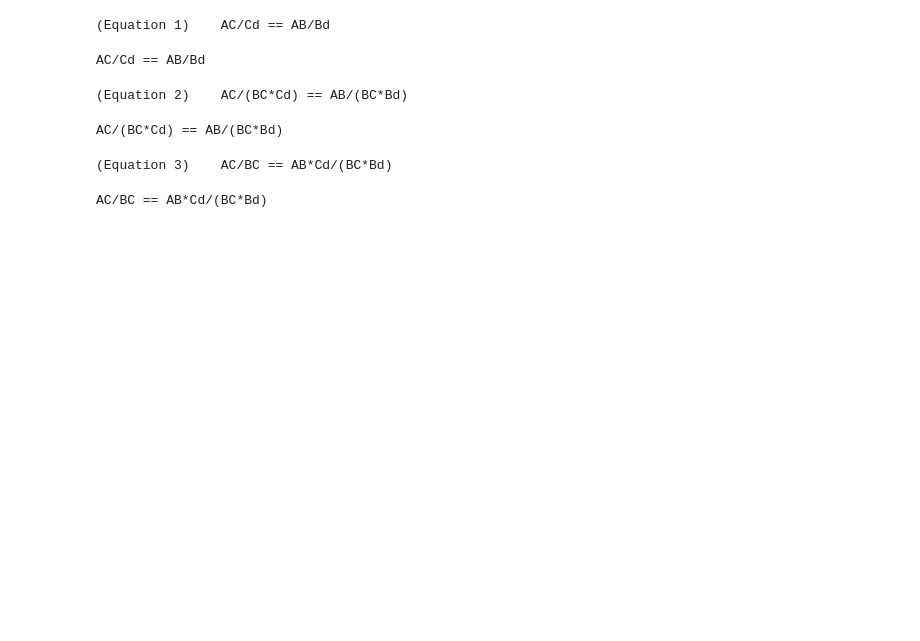
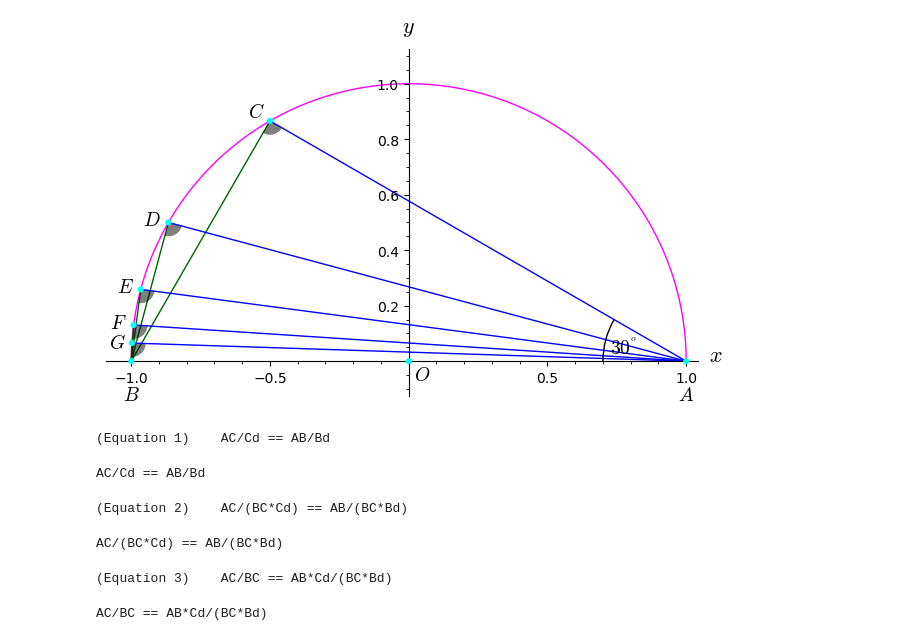
Before and after one commit to circleconstantpi/archimedes, a Jupyter notebook: Jupyter_Notebooks/QuickNDirty/eq_inner_polygon.ipynb, the cells around one changed output. Cells and saved outputs as stored; diff of their text form; code cells hidden in the pictures; blank space fills up the shorter version.

```diff
--- a/Jupyter_Notebooks/QuickNDirty/eq_inner_polygon.ipynb
+++ b/Jupyter_Notebooks/QuickNDirty/eq_inner_polygon.ipynb
@@ -32,3 +47,15 @@ def println_eqno(exp):
     exp.show()
     # End of function. Return None.
     return None
+# %%
+# Radian to degree
+def rad2deg(rad):
+    '''Convert radian to degree'''
+    deg = (180 / pi) * rad
+    return deg
+
+# Degree to radian
+def deg2rad(deg):
+    '''Convert degree to radian'''
+    rad = (pi / 180) * deg
+    return rad
@@ -35,3 +94,39 @@ def println_eqno(exp):
+# %%
+# Plot a semi-circle with axes.
+r = 1
+p = plot(sqrt(r^2 - x^2),(x,-1, 1), thickness=1.0, color='magenta', xmin=-1.1, xmax=1.1,
+         ymin=-0.1, ymax=1.1, axes_labels=['$x$','$y$'], zorder=0, aspect_ratio=1)
+# Add hyphotenuse, edges and points.
+alpha = 30
+for i in range(0,5):
+    rad = deg2rad(alpha)
+    d0, h0 = loc[i][0], loc[i][1]
+    p += plot(-x*tan(rad)+tan(rad),(x,-d0,1), color='blue', zorder=1)
+    p += line([(-1.0, 0.0), (-d0, h0)], color='darkgreen', zorder=0)
+    p += point((-d0,h0), color='cyan', pointsize=20, zorder=3)
+    alpha /= 2
+# Add labeling.
+label = {'$O$': (0.05, -0.05), '$B$': (-1.0, -0.12), '$A$': (1.0, -0.12),
+         '$C$': (-0.55, 0.90), '$D$': (-0.925, 0.51), '$E$': (-1.02, 0.27),
+         '$F$': (-1.045, 0.14), '$G$': (-1.05, 0.065)}
+for char, posi in label.items():
+    p += text(char, posi, fontsize=14, color='black', zorder=2)
+# Add points.
+p += point(((-1,0), (0,0), (1,0)), color='cyan', pointsize=20, zorder=3)
+# Add marker for the right angle.
+for i in range(0,5):
+    rad = deg2rad(alpha)
+    d0, h0 = loc[i][0], loc[i][1]
+    p += disk((-d0, h0), 0.05, (ang[i][0],-ang[i][1]), color='black', alpha=0.5, zorder=0)
+# Add angle.
+p += arc((1.0, 0.0), 0.30, r2=None, sector=(pi,5*pi/6), thickness=1, linestyle='solid', color='black', zorder=4)
+p += text('$30^{^o}$', (0.775,0.05), fontsize=14, color='black', zorder=4)
+# Draw the graph.
+p.plot()
+# Save the grap as SVG file.
+#p.save('archimedes_figure4.svg')
+# %% [output]
+[figure, added]
 # %%
 # Define the variables. Keep in Mind, that AB (diameter of the circle) is a constant.
 var('AC Cd AB Bd')
```
Also changed, not shown: parts of 18 cells of this notebook.
